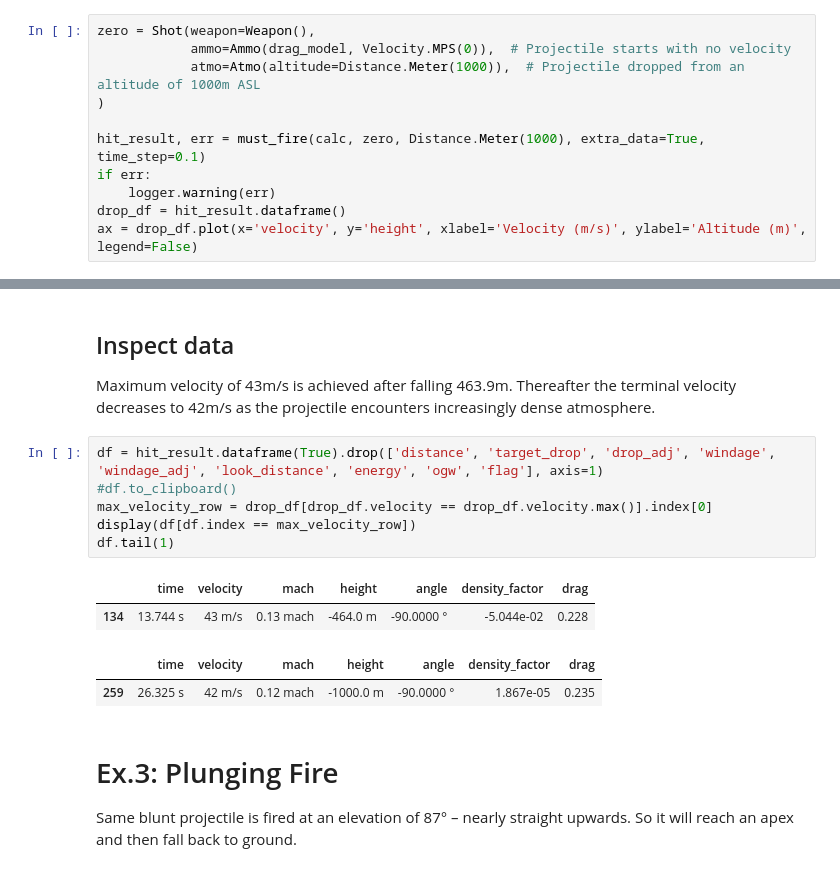
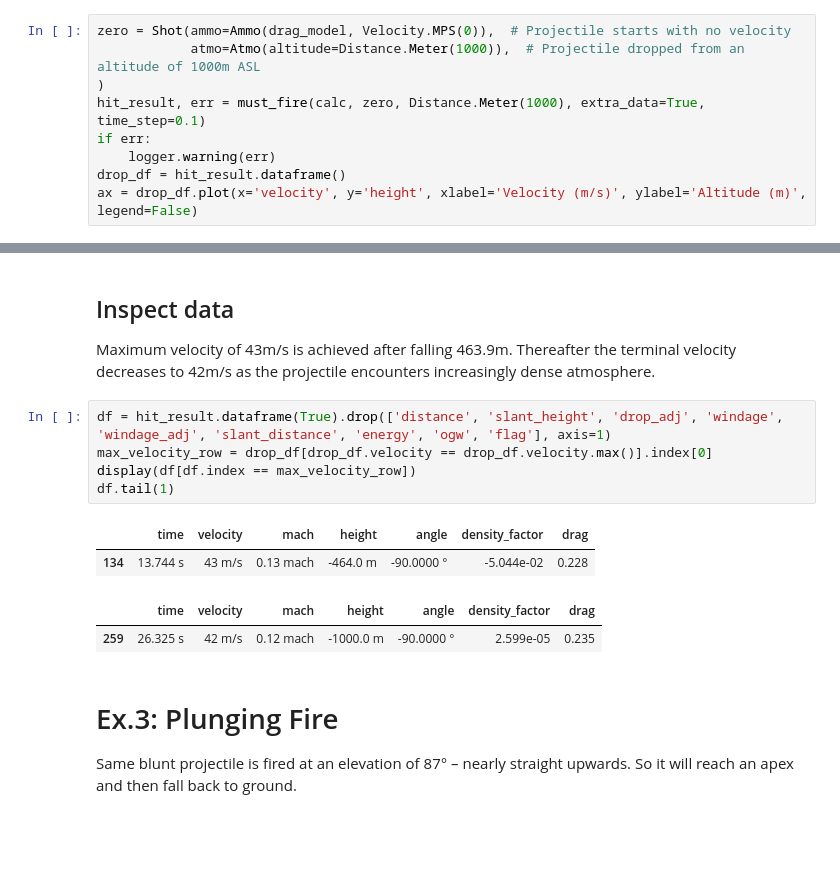
Before and after one commit to o-murphy/py-ballisticcalc, a Jupyter notebook: ExtremeExamples.ipynb, the cells around one changed output, grey strips where cells are left out. Drawn from its saved outputs; the diff is of its cells as text; blank space fills up the shorter version.

```diff
--- a/ExtremeExamples.ipynb
+++ b/ExtremeExamples.ipynb
@@ -57,11 +58,9 @@ display(df.tail(3))
 # Ex.2: Dropped Projectile
 Same projectile, dropped from an altitude of 1000m
 # %%
-zero = Shot(weapon=Weapon(),
-            ammo=Ammo(drag_model, Velocity.MPS(0)),  # Projectile starts with no velocity
+zero = Shot(ammo=Ammo(drag_model, Velocity.MPS(0)),  # Projectile starts with no velocity
             atmo=Atmo(altitude=Distance.Meter(1000)),  # Projectile dropped from an altitude of 1000m ASL
 )
-
 hit_result, err = must_fire(calc, zero, Distance.Meter(1000), extra_data=True, time_step=0.1)
 if err:
     logger.warning(err)
@@ -74,16 +73,15 @@ WARNING:py_balcalc:Max range not reached: (Minimum altitude reached), last dista
 ## Inspect data
 Maximum velocity of 43m/s is achieved after falling 463.9m.  Thereafter the terminal velocity decreases to 42m/s as the projectile encounters increasingly dense atmosphere.
 # %%
-df = hit_result.dataframe(True).drop(['distance', 'target_drop', 'drop_adj', 'windage', 'windage_adj', 'look_distance', 'energy', 'ogw', 'flag'], axis=1)
-#df.to_clipboard()
+df = hit_result.dataframe(True).drop(['distance', 'slant_height', 'drop_adj', 'windage', 'windage_adj', 'slant_distance', 'energy', 'ogw', 'flag'], axis=1)
 max_velocity_row = drop_df[drop_df.velocity == drop_df.velocity.max()].index[0]
 display(df[df.index == max_velocity_row])
 df.tail(1)
 # %% [output]
 |  | time | velocity | mach | height | angle | density_factor | drag |
 | 134 | 13.744 s | 43 m/s | 0.13 mach | -464.0 m | -90.0000 ° | -5.044e-02 | 0.228 |
 |  | time | velocity | mach | height | angle | density_factor | drag |
-| 259 | 26.325 s | 42 m/s | 0.12 mach | -1000.0 m | -90.0000 ° | 1.867e-05 | 0.235 |
+| 259 | 26.325 s | 42 m/s | 0.12 mach | -1000.0 m | -90.0000 ° | 2.599e-05 | 0.235 |
 # %% [markdown]
 # Ex.3: Plunging Fire
 Same blunt projectile is fired at an elevation of 87° – nearly straight upwards.  So it will reach an apex and then fall back to ground.
```
Also changed, not shown: parts of 8 cells of this notebook, 17 other files.
